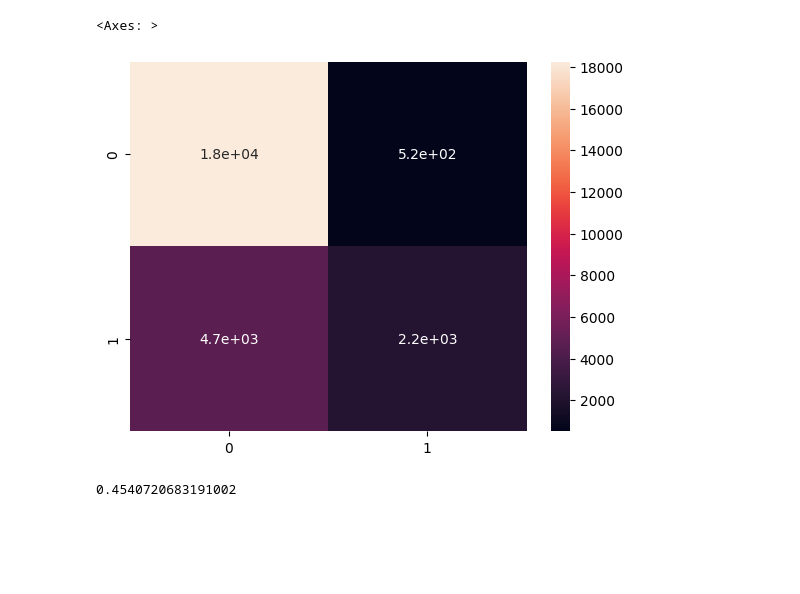
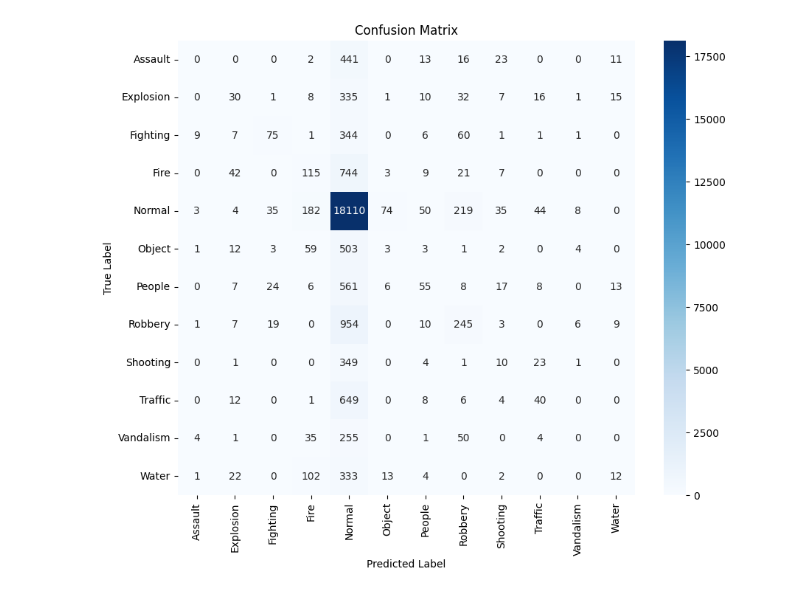
Before and after one commit to Eyedkeelan/Sentry-AI, a Jupyter notebook: Python/Models/MS_models/3DCNN-STATIC-GB_MS.ipynb, the cells around one changed output. Drawn from its saved outputs; the diff is of its cells as text; code cells hidden in the pictures; blank space fills up the shorter version.

```diff
--- a/Python/Models/MS_models/3DCNN-STATIC-GB_MS.ipynb
+++ b/Python/Models/MS_models/3DCNN-STATIC-GB_MS.ipynb
@@ -11,12 +11,15 @@ from sklearn.model_selection import train_test_split, GridSearchCV
 from sklearn import metrics
 from matplotlib import pyplot as plt
 from sklearn.ensemble import GradientBoostingClassifier
+from xgboost import XGBClassifier
 import seaborn as sns
+from imblearn.over_sampling import RandomOverSampler
 
-BASE_DIR = r"C:\Users\Keelan24\Documents\My Projects\MSC Final"
+
+BASE_DIR = r"C:\Users\Keelan.Butler\Desktop\python_projects\Final Project"
 device = torch.device("cuda" if torch.cuda.is_available() else "cpu")
 print(device)
-ROUTE_DIR = r"C:\Users\Keelan24\Documents\My Projects\MSC Final"
+ROUTE_DIR = r"C:\Users\Keelan.Butler\Desktop\python_projects\Final Project"
 DATA_DIR = os.path.join(ROUTE_DIR,"Sentry-AI","Python")
 FEATURE_PATH = os.path.join(BASE_DIR,"Dataset","features")
 os.chdir(DATA_DIR)
@@ -57,6 +60,17 @@ train_features, train_anon_type, train_anon_bool, train_start_index,train_end_in
 val_features, val_anon_type, val_anon_bool, val_start_index,val_end_index, val_video_names = load_features(df_val)
 test_features, test_anon_type, test_anon_bool, test_start_index, test_end_index, test_video_names = load_features(df_test)
 
+def oversample_minority_classes(features, labels, random_state=42):
+    ros = RandomOverSampler(sampling_strategy='auto', random_state=random_state)
+    features_resampled, labels_resampled = ros.fit_resample(np.array(features), np.array(labels))
+    return features_resampled, labels_resampled
+
+train_features_oversampled, train_anon_type_oversampled = oversample_minority_classes(train_features, train_anon_type)
+
+val_features, val_anon_type = oversample_minority_classes(val_features, val_anon_type)
+
+train_features, train_anon_type = train_features_oversampled, train_anon_type_oversampled
+
 l_encoder = LabelEncoder()
 train_anon_type = l_encoder.fit_transform(train_anon_type)
 val_anon_type = l_encoder.transform(val_anon_type)
@@ -90,7 +102,0 @@ FileNotFoundError: [Errno 2] No such file or directory: 'C:\\Users\\Keelan24\\Do
-# %%
-model = GradientBoostingClassifier()
-model.fit(train_features, train_anon_type)
-
-
-print("Initial Model Accuracy:", model.score(test_features, test_anon_bool))
-print("Initial Model F1 Score:", metrics.f1_score(test_anon_type, model.predict(test_features)))
@@ -99,0 +103,4 @@ Initial Model F1 Score: 0.4540720683191002
+# %%
+X_train = np.array(train_features)
+X_test = np.array(test_features)
+X_val = np.array(val_features)
@@ -99,0 +111,12 @@ Initial Model F1 Score: 0.4540720683191002
+# %%
+%%time
+model = XGBClassifier(
+    n_estimators=1000,
+    verbosity=2,        # 0 = silent, 1 = warning, 2 = info
+    early_stopping_rounds = 10,
+    learning_rate = 0.01,
+    eval_metric ='mlogloss',
+
+)
+
+model.fit(X_train, train_anon_type, eval_set=[(X_test, test_anon_type)])
@@ -100,18 +172,13 @@ Initial Model F1 Score: 0.4540720683191002
 # %%
-original_cm = metrics.confusion_matrix(test_anon_type, model.predict(test_features))
+original_cm = metrics.confusion_matrix(test_anon_type, model.predict(X_test))
 
 class_names = l_encoder.classes_ # Returning class names
 
 plt.figure(figsize=(10, 8))
 sns.heatmap(original_cm, annot=True, fmt='d', xticklabels=class_names, yticklabels=class_names, cmap='Blues')
 plt.xlabel('Predicted Label')
 plt.ylabel('True Label')
 plt.title('Confusion Matrix')
 plt.show()
 # %% [output]
-<Axes: >
-[figure, old version]
+[figure, new version]
-# %%
-metrics.f1_score(model.predict(test_features),test_anon_bool)
-# %% [output]
-0.4540720683191002
```
Also changed, not shown: parts of 13 cells of this notebook, 13 other files.
